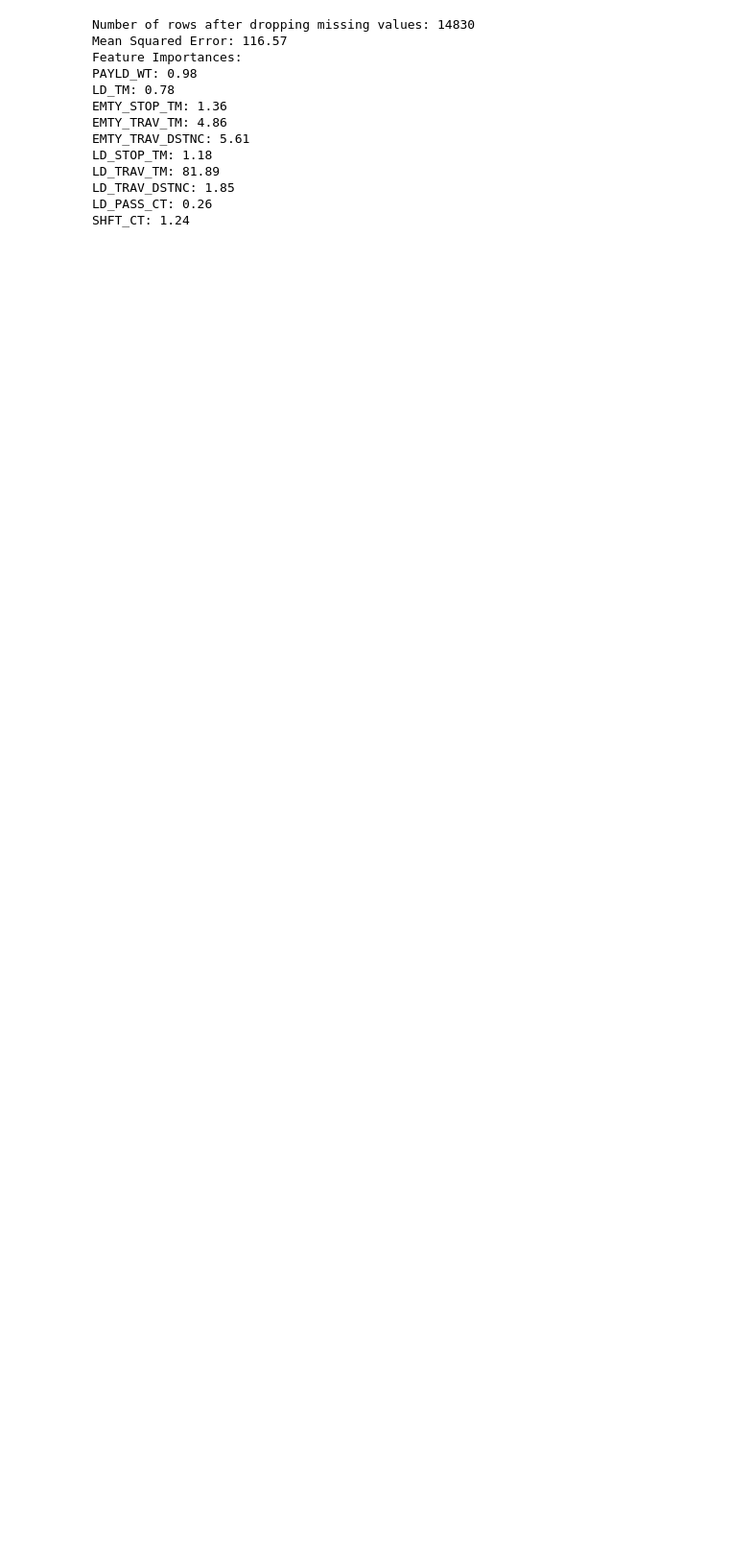
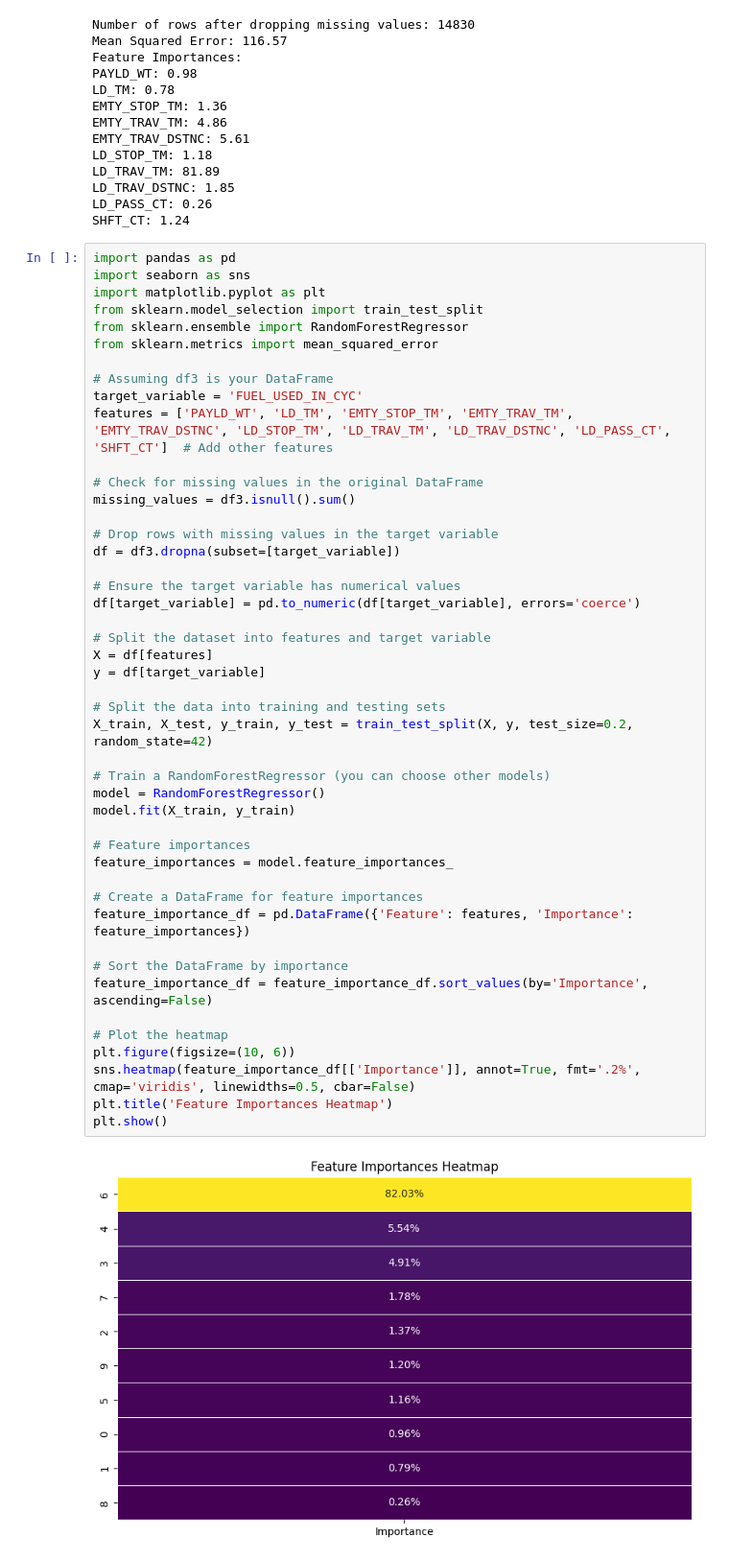
Before and after one commit to Jayravalcode/Jayravalcode.github.io, a Jupyter notebook: Cerebulb_Data_Science_Task_1.ipynb, the cells around one changed output. Shown at 96% size. Saved outputs shown, nothing was run; the diff lists cells and outputs as text; blank space fills up the shorter version.

```diff
--- a/Cerebulb_Data_Science_Task_1.ipynb
+++ b/Cerebulb_Data_Science_Task_1.ipynb
@@ -705,3 +725,51 @@ LD_TRAV_TM: 81.89
 LD_TRAV_DSTNC: 1.85
 LD_PASS_CT: 0.26
 SHFT_CT: 1.24
+# %%
+import pandas as pd
+import seaborn as sns
+import matplotlib.pyplot as plt
+from sklearn.model_selection import train_test_split
+from sklearn.ensemble import RandomForestRegressor
+from sklearn.metrics import mean_squared_error
+
+# Assuming df3 is your DataFrame
+target_variable = 'FUEL_USED_IN_CYC'
+features = ['PAYLD_WT', 'LD_TM', 'EMTY_STOP_TM', 'EMTY_TRAV_TM', 'EMTY_TRAV_DSTNC', 'LD_STOP_TM', 'LD_TRAV_TM', 'LD_TRAV_DSTNC', 'LD_PASS_CT', 'SHFT_CT']  # Add other features
+
+# Check for missing values in the original DataFrame
+missing_values = df3.isnull().sum()
+
+# Drop rows with missing values in the target variable
+df = df3.dropna(subset=[target_variable])
+
+# Ensure the target variable has numerical values
+df[target_variable] = pd.to_numeric(df[target_variable], errors='coerce')
+
+# Split the dataset into features and target variable
+X = df[features]
+y = df[target_variable]
+
+# Split the data into training and testing sets
+X_train, X_test, y_train, y_test = train_test_split(X, y, test_size=0.2, random_state=42)
+
+# Train a RandomForestRegressor (you can choose other models)
+model = RandomForestRegressor()
+model.fit(X_train, y_train)
+
+# Feature importances
+feature_importances = model.feature_importances_
+
+# Create a DataFrame for feature importances
+feature_importance_df = pd.DataFrame({'Feature': features, 'Importance': feature_importances})
+
+# Sort the DataFrame by importance
+feature_importance_df = feature_importance_df.sort_values(by='Importance', ascending=False)
+
+# Plot the heatmap
+plt.figure(figsize=(10, 6))
+sns.heatmap(feature_importance_df[['Importance']], annot=True, fmt='.2%', cmap='viridis', linewidths=0.5, cbar=False)
+plt.title('Feature Importances Heatmap')
+plt.show()
+# %% [output]
+[figure, added]
```
Also changed, not shown: parts of 5 cells of this notebook.
